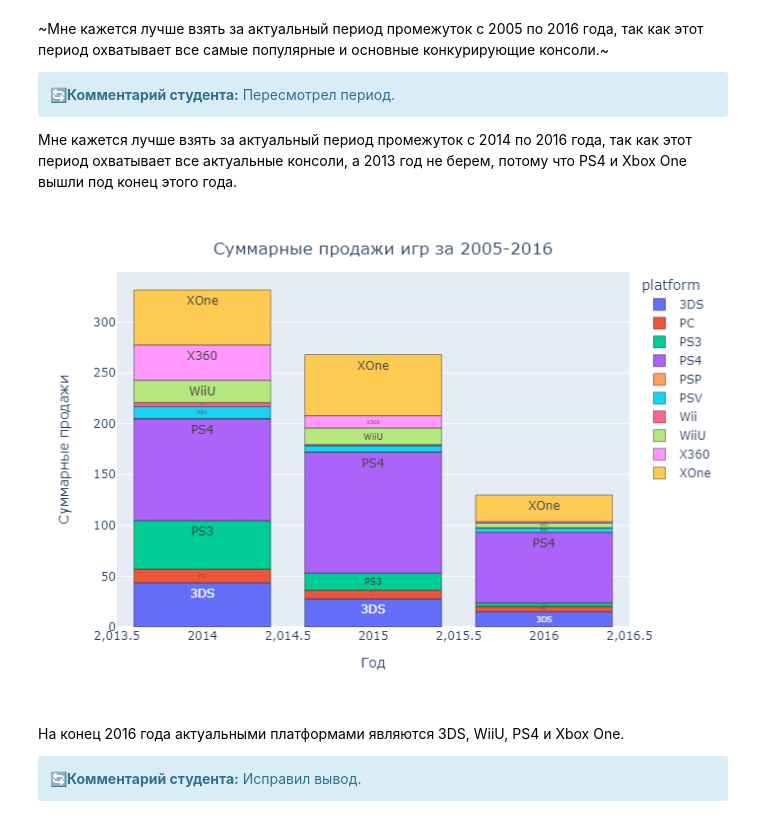
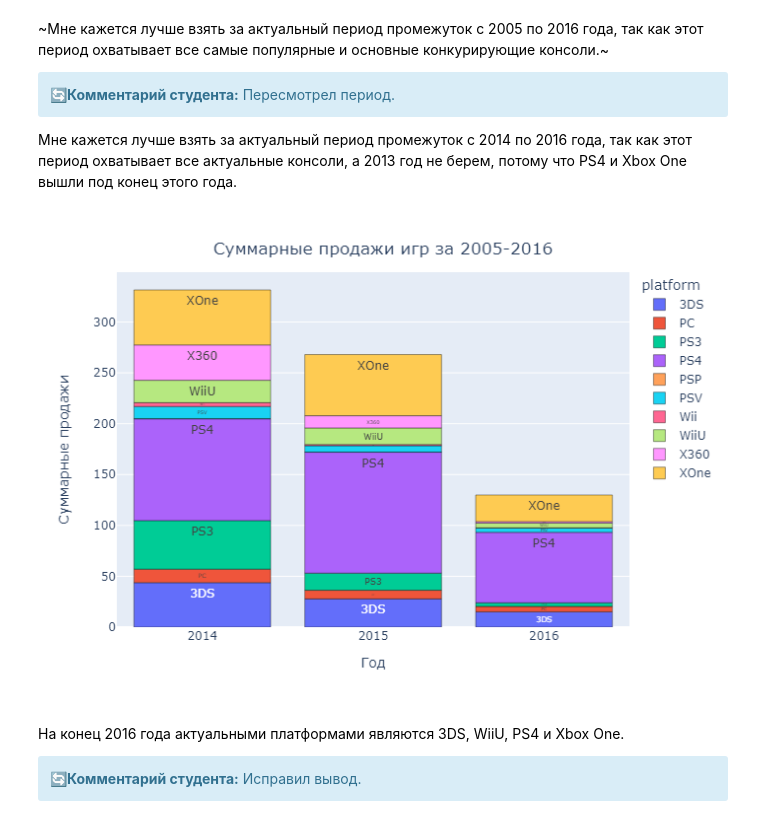
Before and after one commit to futureiss/Yandex_Practicum, a Jupyter notebook: 1_5_sbornii_project/sbornii_proekt.ipynb, the cells around one changed output. Saved outputs shown, nothing was run; the diff lists cells and outputs as text; code cells hidden in the pictures.

```diff
--- a/1_5_sbornii_project/sbornii_proekt.ipynb
+++ b/1_5_sbornii_project/sbornii_proekt.ipynb
@@ -629,29 +630,29 @@ fig.show('png')
 # %%
 fig = px.bar(
     (
         data[data['year_of_release'] >= 2014].groupby(['platform', 'year_of_release'])
         .agg(total_sales=('total_sales', 'sum'))
         .reset_index()
     ),
     y='total_sales', x='year_of_release', color='platform', text='platform')
 
-fig.update_xaxes(title = "Год")
+fig.update_xaxes(title = "Год", nticks=4)
 
 fig.update_yaxes(title = "Суммарные продажи")
 
 fig.update_traces(marker_line_color='#000000',
                   marker_line_width=0.4)
 
 fig.update_layout(showlegend = True,
                    title = {
                        'text': 'Суммарные продажи игр за 2005-2016                                                                                                                                           ',
                         'y':0.94,
                         'x':0.5,
                         'xanchor': 'center',
                         'yanchor': 'top'})
 fig.show('png')
 # %% [output]
-[figure, old version]
+[figure, new version]
 # %% [markdown]
 На конец 2016 года актуальными платформами являются 3DS, WiiU, PS4 и Xbox One.
 <div class="alert alert-block alert-info">
```
Also changed, not shown: parts of 8 cells of this notebook.
